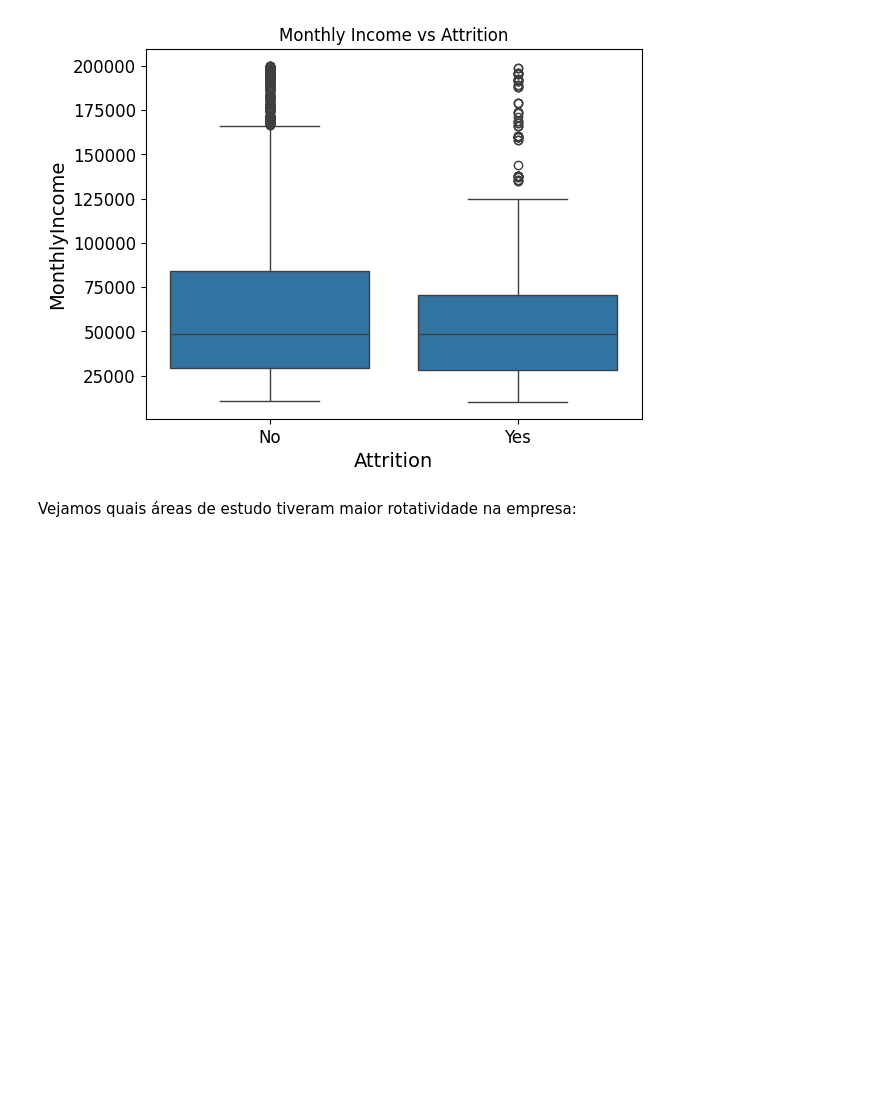
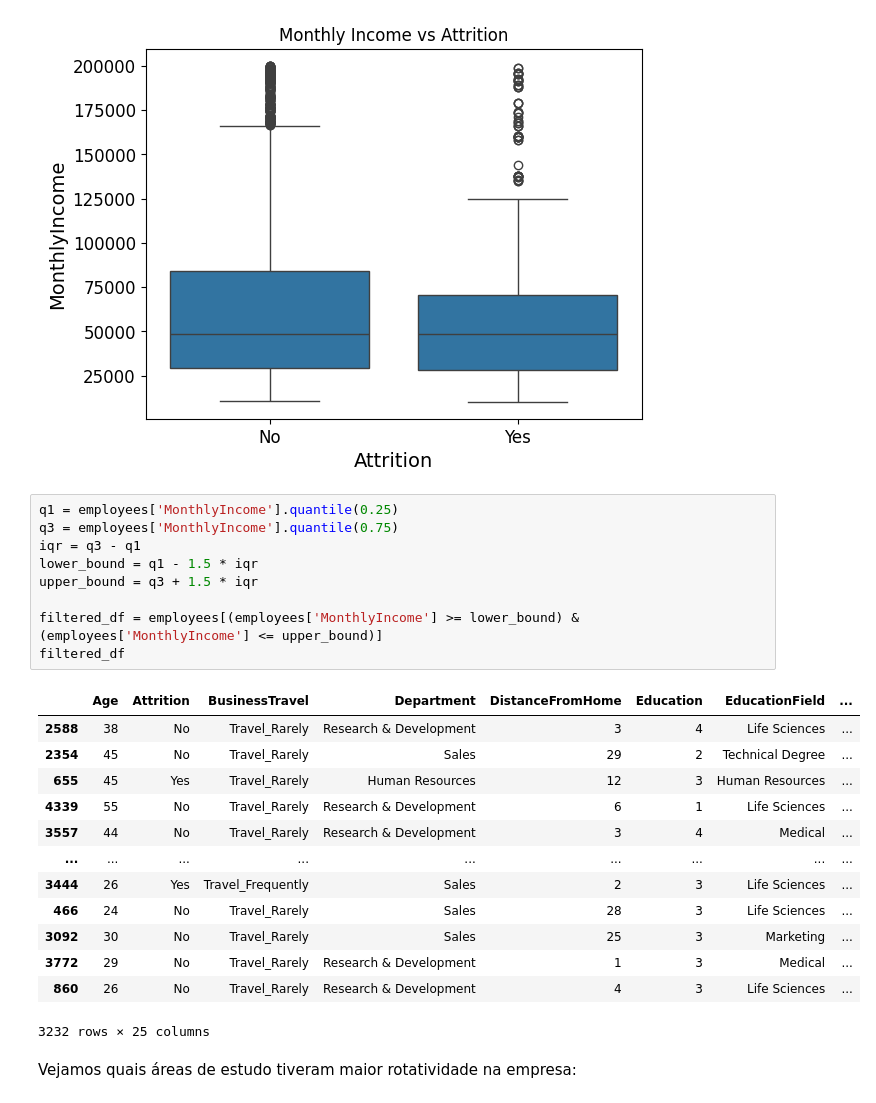
Before and after one commit to amandatz/employee-attrition-analysis, a Jupyter notebook: solution.ipynb, the cells around one changed output. Cells and saved outputs as stored; diff of their text form; blank space fills up the shorter version.

```diff
--- a/solution.ipynb
+++ b/solution.ipynb
@@ -192,6 +194,29 @@ plt.title('Monthly Income vs Attrition')
 plt.show()
 # %% [output]
 [figure]
+# %%
+q1 = employees['MonthlyIncome'].quantile(0.25)
+q3 = employees['MonthlyIncome'].quantile(0.75)
+iqr = q3 - q1
+lower_bound = q1 - 1.5 * iqr
+upper_bound = q3 + 1.5 * iqr
+
+filtered_df = employees[(employees['MonthlyIncome'] >= lower_bound) & (employees['MonthlyIncome'] <= upper_bound)]
+filtered_df
+# %% [output]
+|  | Age | Attrition | BusinessTravel | Department | DistanceFromHome | Education | EducationField | ... |
+| 2588 | 38 | No | Travel_Rarely | Research & Development | 3 | 4 | Life Sciences | ... |
+| 2354 | 45 | No | Travel_Rarely | Sales | 29 | 2 | Technical Degree | ... |
+| 655 | 45 | Yes | Travel_Rarely | Human Resources | 12 | 3 | Human Resources | ... |
+| 4339 | 55 | No | Travel_Rarely | Research & Development | 6 | 1 | Life Sciences | ... |
+| 3557 | 44 | No | Travel_Rarely | Research & Development | 3 | 4 | Medical | ... |
+| ... | ... | ... | ... | ... | ... | ... | ... | ... |
+| 3444 | 26 | Yes | Travel_Frequently | Sales | 2 | 3 | Life Sciences | ... |
+| 466 | 24 | No | Travel_Rarely | Sales | 28 | 3 | Life Sciences | ... |
+| 3092 | 30 | No | Travel_Rarely | Sales | 25 | 3 | Marketing | ... |
+| 3772 | 29 | No | Travel_Rarely | Research & Development | 1 | 3 | Medical | ... |
+| 860 | 26 | No | Travel_Rarely | Research & Development | 4 | 3 | Life Sciences | ... |
+3232 rows × 25 columns
 # %% [markdown]
 Vejamos quais áreas de estudo tiveram maior rotatividade na empresa:
 # %%
```
Also changed, not shown: parts of 3 cells of this notebook.
